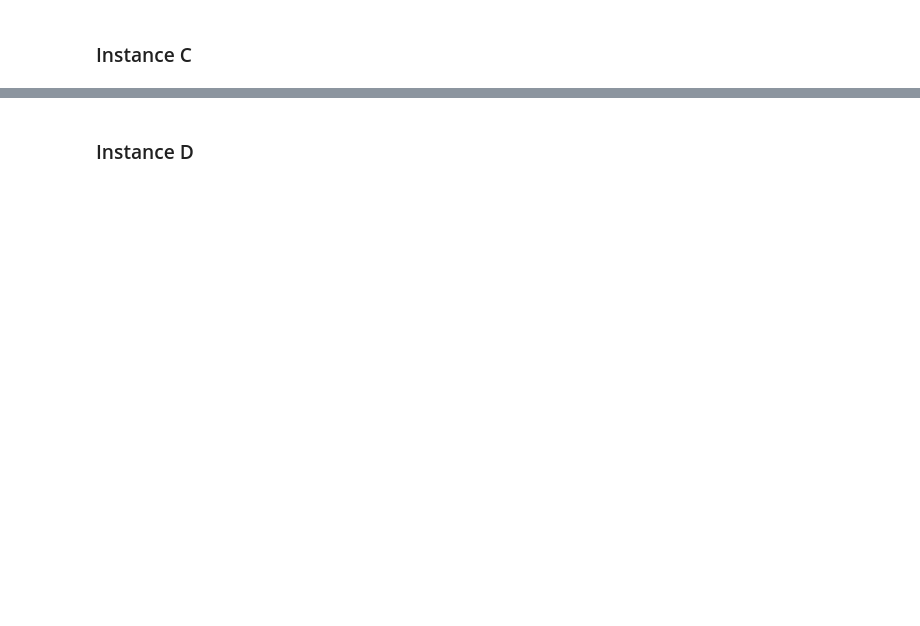
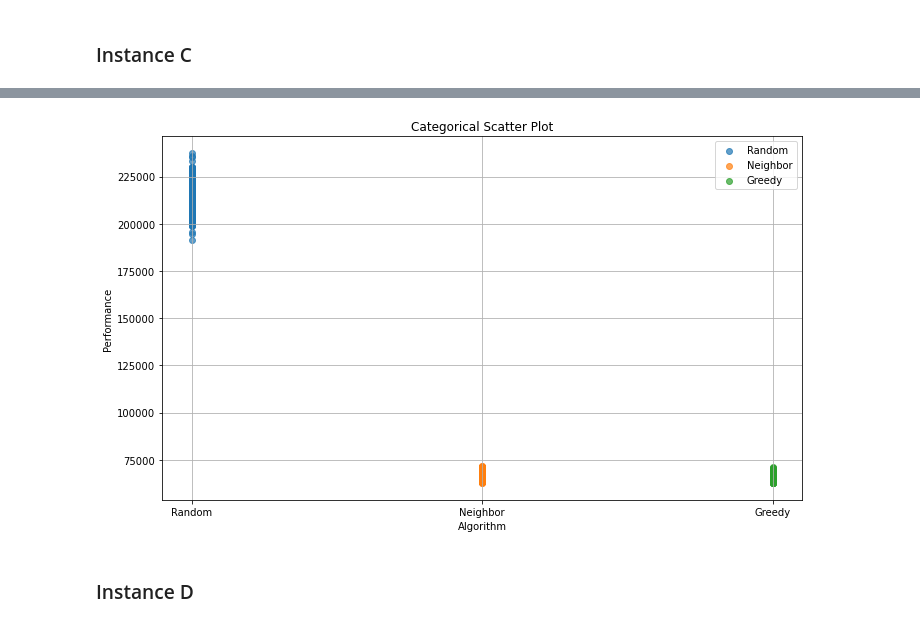
Before and after one commit to Antsol1000/ec, a Jupyter notebook: notebooks/1_greedy_heuristics.ipynb, the cells around one changed output, grey strips where cells are left out. Drawn from its saved outputs; the diff is of its cells as text; code cells hidden in the pictures; blank space fills up the shorter version.

```diff
--- a/notebooks/1_greedy_heuristics.ipynb
+++ b/notebooks/1_greedy_heuristics.ipynb
@@ -223,3 +324,7 @@ tspc.plot([random_best, nn_best, gc_best])
+# %%
+quality_plots(random_results, nn_results, gc_results)
+# %% [output]
+[figure, added]
 # %% [markdown]
 ### Instance D
 # %%
```
Also changed, not shown: parts of 32 cells of this notebook.
